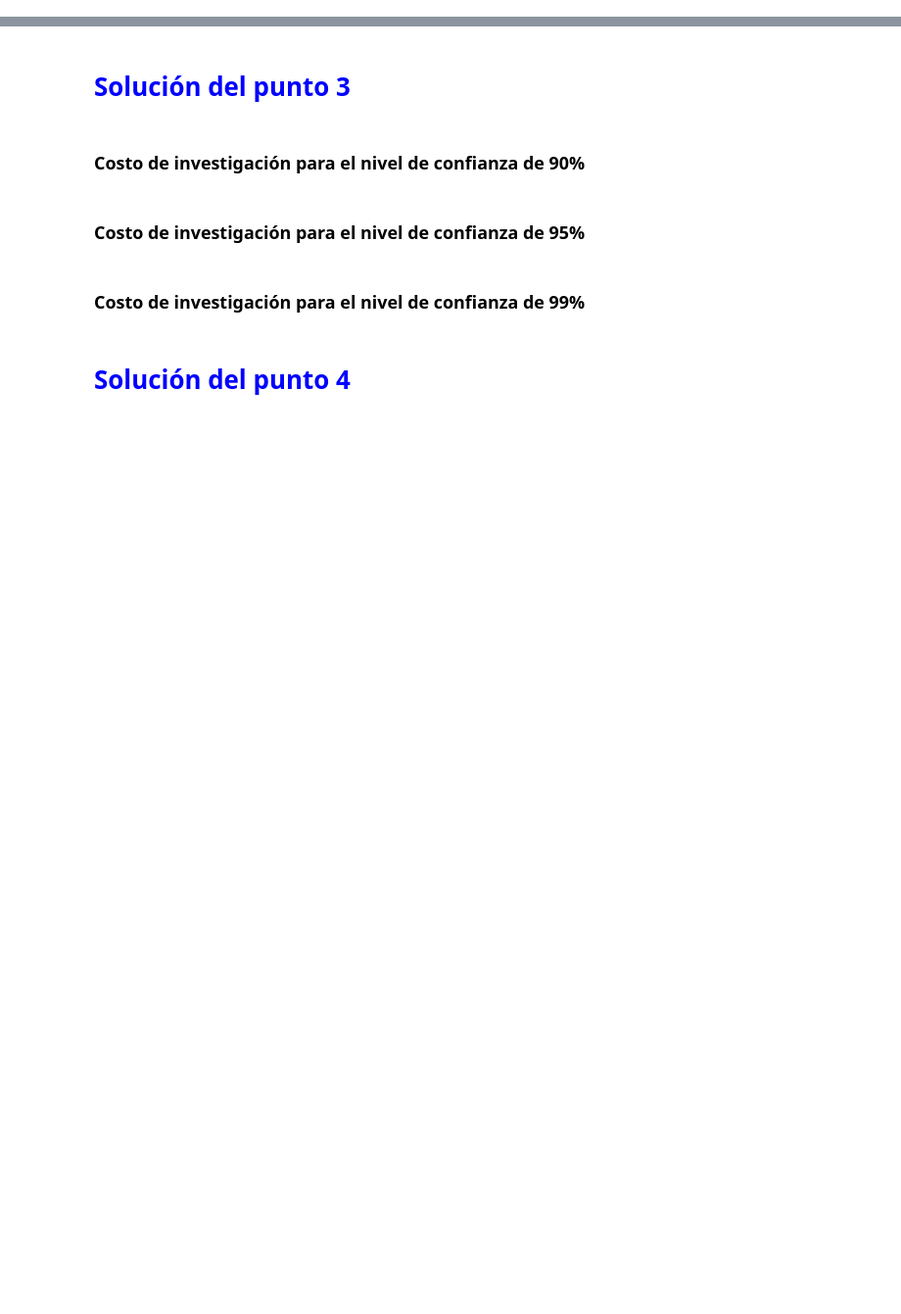
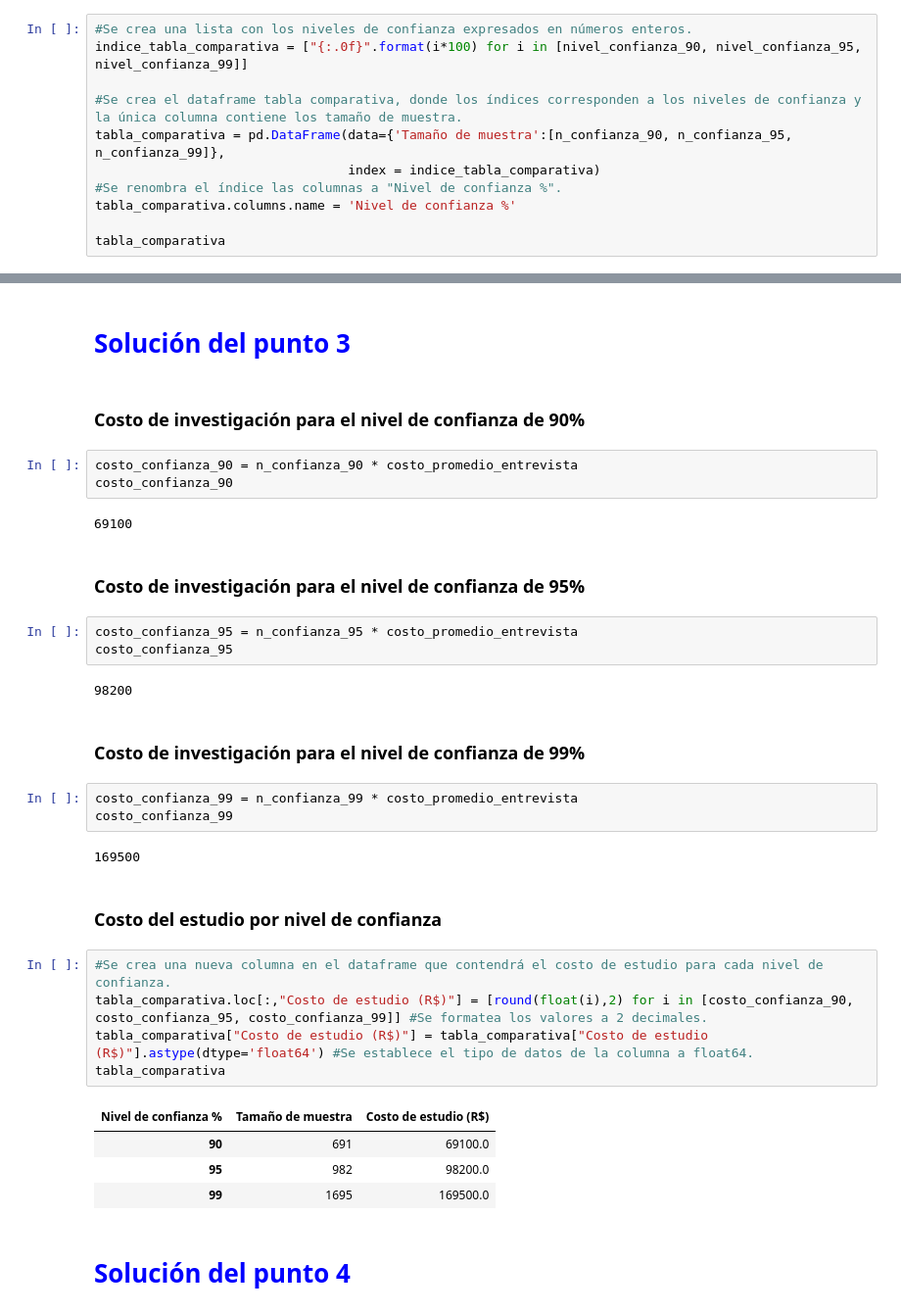
Before and after one commit to JLuceroVasquez/estadistica-con-python-probabilidad-y-muestreo, a Jupyter notebook: notebook_proyecto_final.ipynb, the cells around one changed output, grey strips where cells are left out. Shown: that part at 98% size. Saved outputs shown, nothing was run; the diff lists cells and outputs as text; blank space fills up the shorter version.

```diff
--- a/notebook_proyecto_final.ipynb
+++ b/notebook_proyecto_final.ipynb
@@ -234,0 +378,11 @@ En nuestra experiencia con estudios de este tipo, sabemos que el **costo promedi
+# %%
+#Se crea una lista con los niveles de confianza expresados en números enteros.
+indice_tabla_comparativa = ["{:.0f}".format(i*100) for i in [nivel_confianza_90, nivel_confianza_95, nivel_confianza_99]]
+
+#Se crea el dataframe tabla comparativa, donde los índices corresponden a los niveles de confianza y la única columna contiene los tamaño de muestra.
+tabla_comparativa = pd.DataFrame(data={'Tamaño de muestra':[n_confianza_90, n_confianza_95, n_confianza_99]},
+                                 index = indice_tabla_comparativa)
+#Se renombra el índice las columnas a "Nivel de confianza %".
+tabla_comparativa.columns.name = 'Nivel de confianza %'
+
+tabla_comparativa
@@ -236,9 +395,36 @@ En nuestra experiencia con estudios de este tipo, sabemos que el **costo promedi
 # <font color='blue'>Solución del punto 3</font>
 # %% [markdown]
 ### Costo de investigación para el nivel de confianza de 90%
+# %%
+costo_confianza_90 = n_confianza_90 * costo_promedio_entrevista
+costo_confianza_90
+# %% [output]
+69100
 # %% [markdown]
 ### Costo de investigación para el nivel de confianza de 95%
+# %%
+costo_confianza_95 = n_confianza_95 * costo_promedio_entrevista
+costo_confianza_95
+# %% [output]
+98200
 # %% [markdown]
 ### Costo de investigación para el nivel de confianza de 99%
+# %%
+costo_confianza_99 = n_confianza_99 * costo_promedio_entrevista
+costo_confianza_99
+# %% [output]
+169500
+# %% [markdown]
+### Costo del estudio por nivel de confianza
+# %%
+#Se crea una nueva columna en el dataframe que contendrá el costo de estudio para cada nivel de confianza.
+tabla_comparativa.loc[:,"Costo de estudio (R$)"] = [round(float(i),2) for i in [costo_confianza_90, costo_confianza_95, costo_confianza_99]] #Se formatea los valores a 2 decimales.
+tabla_comparativa["Costo de estudio (R$)"] = tabla_comparativa["Costo de estudio (R$)"].astype(dtype='float64') #Se establece el tipo de datos de la columna a float64.
+tabla_comparativa
+# %% [output]
+| Nivel de confianza % | Tamaño de muestra | Costo de estudio (R$) |
+| 90 | 691 | 69100.0 |
+| 95 | 982 | 98200.0 |
+| 99 | 1695 | 169500.0 |
 # %% [markdown]
 # <font color='blue'>Solución del punto 4</font>
```
Also changed, not shown: parts of 32 cells of this notebook.
